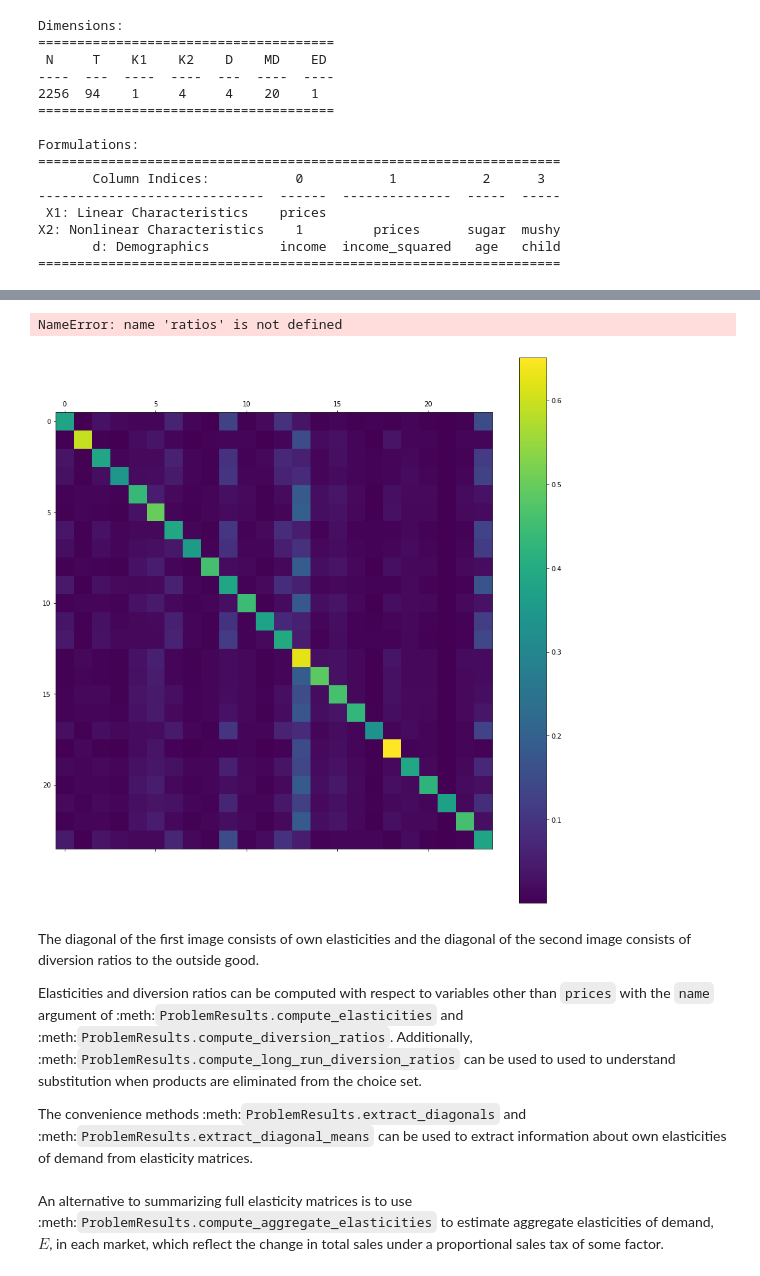
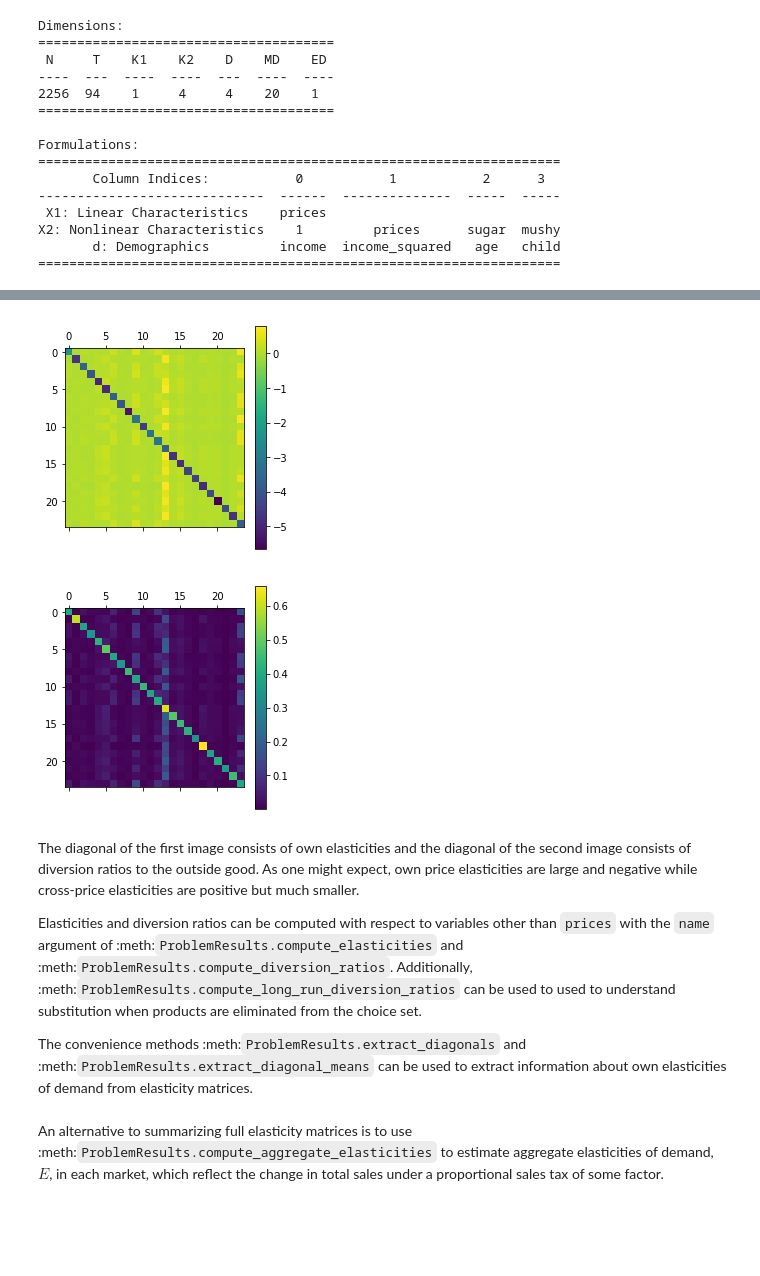
Before and after one commit to jeffgortmaker/pyblp, a Jupyter notebook: docs/notebooks/tutorial/post_estimation.ipynb, the cells around one changed output, grey strips where cells are left out. Saved outputs shown, nothing was run; the diff lists cells and outputs as text; code cells hidden in the pictures; blank space fills up the shorter version.

```diff
--- a/docs/notebooks/tutorial/post_estimation.ipynb
+++ b/docs/notebooks/tutorial/post_estimation.ipynb
@@ -26,6 +29,6 @@ We load the fake data and estimate the model as in the previous tutorial. We out
 # %%
-product_data = np.recfromcsv(pyblp.data.NEVO_PRODUCTS_LOCATION, encoding='utf-8')
-agent_data = np.recfromcsv(pyblp.data.NEVO_AGENTS_LOCATION, encoding='utf-8')
+product_data = pd.read_csv(pyblp.data.NEVO_PRODUCTS_LOCATION)
+agent_data = pd.read_csv(pyblp.data.NEVO_AGENTS_LOCATION)
 product_formulations = (
    pyblp.Formulation('0 + prices', absorb='C(product_ids)'),
    pyblp.Formulation('1 + prices + sugar + mushy')
@@ -59,8 +62,11 @@ initial_pi = [
   [-0.2506,  0,      0.0511,  0     ],
   [ 1.2650,  0,     -0.8091,  0     ]
 ]
+bfgs = pyblp.Optimization('bfgs')
 results = problem.solve(
-   initial_sigma,
-   initial_pi,
-   optimization=pyblp.Optimization('bfgs')
+    initial_sigma,
+    initial_pi,
+    optimization=bfgs,
+    method='1s'
 )
+results
@@ -122,12 +113,14 @@ pd.DataFrame(elasticities[single_market]).round(2)
-# %%
-plt.figure(figsize=(15,15))
-plt.colorbar(plt.matshow(diversion[single_market],fignum=1));
-pd.DataFrame(100.0*ratios[single_market]).round(2)
-# %% [output]
-NameError: name 'ratios' is not defined
-[figure, removed]
+# %%
+single_market = product_data['market_ids'] == 'C01Q1'
+plt.colorbar(plt.matshow(elasticities[single_market]));
+# %% [output]
+[figure, added]
+# %%
+plt.colorbar(plt.matshow(diversions[single_market]));
+# %% [output]
+[figure, added]
 # %% [markdown]
-The diagonal of the first image consists of own elasticities and the diagonal of the second image consists of diversion ratios to the outside good.
+The diagonal of the first image consists of own elasticities and the diagonal of the second image consists of diversion ratios to the outside good. As one might expect, own price elasticities are large and negative while cross-price elasticities are positive but much smaller.
 
 Elasticities and diversion ratios can be computed with respect to variables other than `prices` with the `name` argument of :meth:`ProblemResults.compute_elasticities` and :meth:`ProblemResults.compute_diversion_ratios`. Additionally, :meth:`ProblemResults.compute_long_run_diversion_ratios` can be used to used to understand substitution when products are eliminated from the choice set.
 
```
Also changed, not shown: parts of 36 cells of this notebook, 11 other files.
